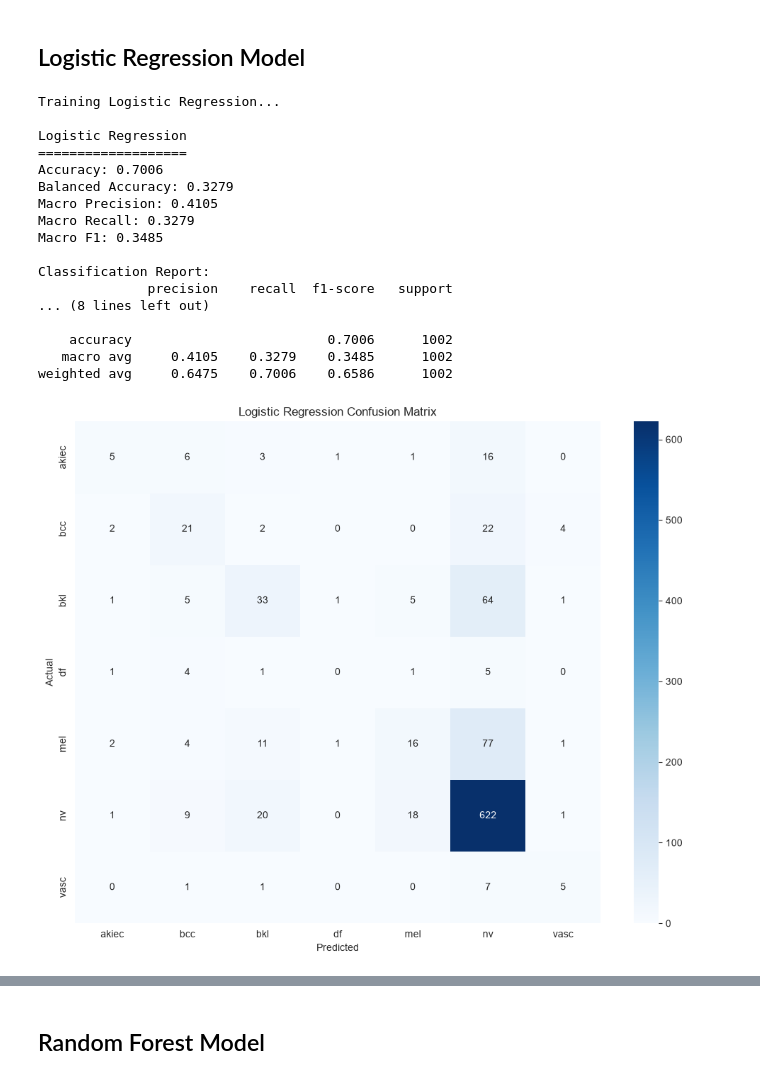
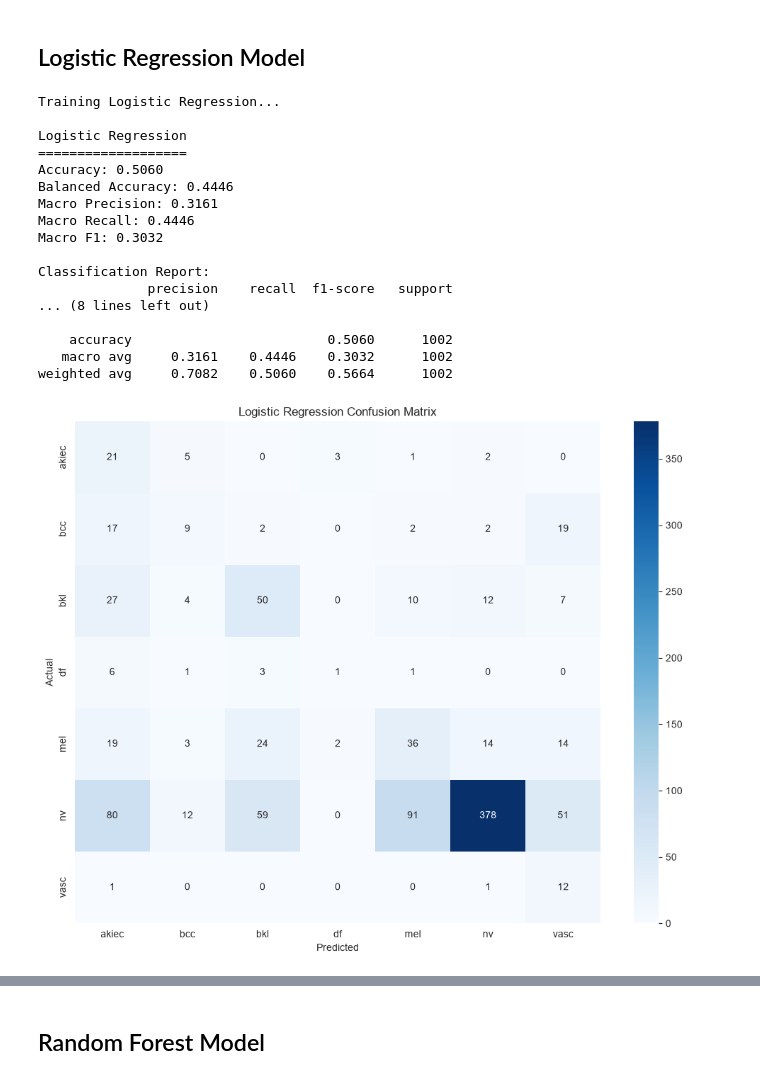
Before and after one commit to Hakunok/CS171-ImageClassifier, a Jupyter notebook: notebooks/eda_processing_split.ipynb, the cells around one changed output, grey strips where cells are left out. Drawn from its saved outputs; the diff is of its cells as text; code cells hidden in the pictures.

```diff
--- a/notebooks/eda_processing_split.ipynb
+++ b/notebooks/eda_processing_split.ipynb
@@ -582,43 +582,43 @@ if RUN_LOGISTIC_REGRESSION:
         solver="saga",
         C=1.0,
         max_iter=500,
         tol=1e-3,
-        class_weight=None,
+        class_weight=class_weights,
         random_state=42,
     )
 
     print("Training Logistic Regression...")
     logistic_model.fit(X_train_flat, y_train)
 
     logistic_result, logistic_predictions = evaluate_part2_model(
         logistic_model,
         "Logistic Regression",
         X_test_flat,
         y_test,
     )
 else:
     logistic_model = None
     logistic_result = None
     print("Logistic Regression skipped.")
 # %% [output]
 Training Logistic Regression...
 
 Logistic Regression
 ===================
-Accuracy: 0.7006
-Balanced Accuracy: 0.3279
-Macro Precision: 0.4105
-Macro Recall: 0.3279
-Macro F1: 0.3485
+Accuracy: 0.5060
+Balanced Accuracy: 0.4446
+Macro Precision: 0.3161
+Macro Recall: 0.4446
+Macro F1: 0.3032
 
 Classification Report:
               precision    recall  f1-score   support
 ... (8 lines left out)
 
-    accuracy                         0.7006      1002
-   macro avg     0.4105    0.3279    0.3485      1002
-weighted avg     0.6475    0.7006    0.6586      1002
+    accuracy                         0.5060      1002
+   macro avg     0.3161    0.4446    0.3032      1002
+weighted avg     0.7082    0.5060    0.5664      1002
-[figure, old version]
+[figure, new version]
 # %%
 from sklearn.metrics import log_loss
 
```
Also changed, not shown: parts of 5 cells of this notebook.
